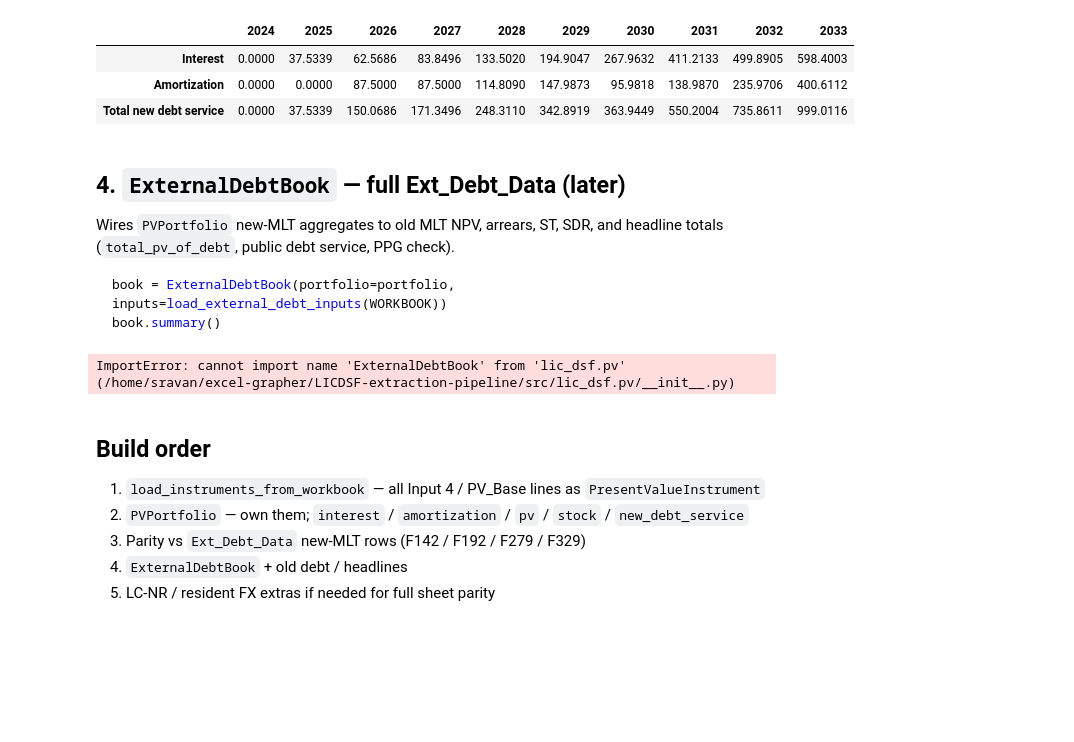
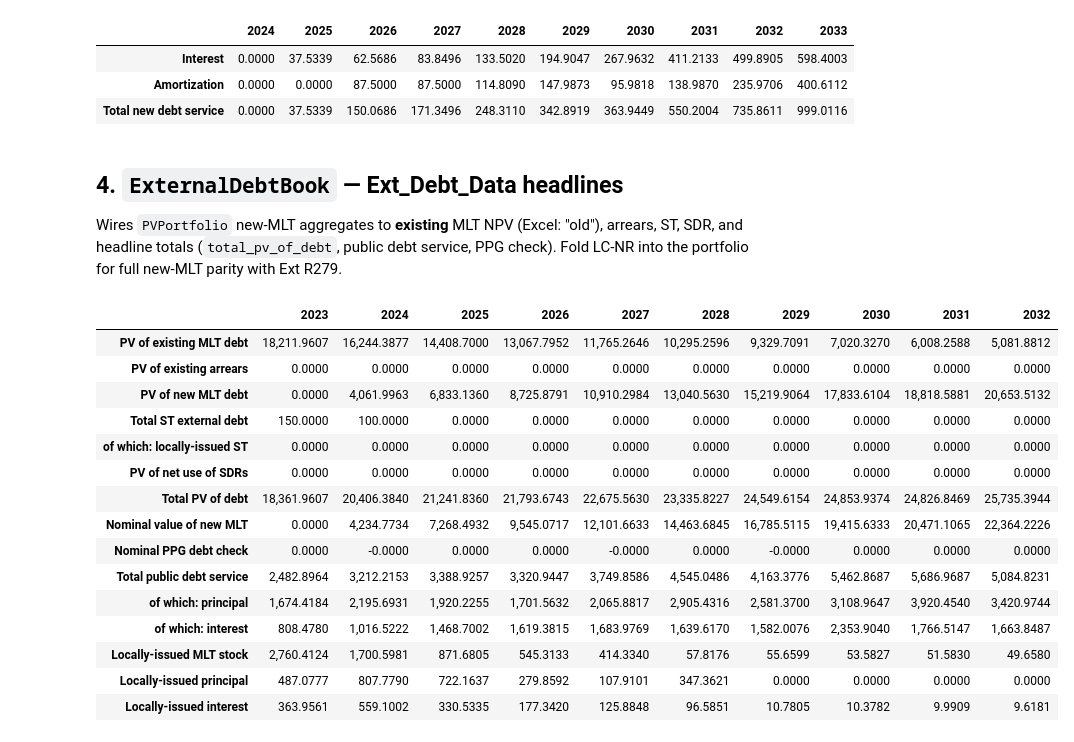
Before and after one commit to Teal-Insights/py-lic-dsf, a Jupyter notebook: demo/ext_debt.ipynb, the cells around one changed output. Drawn from its saved outputs; the diff is of its cells as text; code cells hidden in the pictures; blank space fills up the shorter version.

Commit message:
portfolio, residuals, multilateral debt, bilateral debt, local debt tests

````diff
--- a/demo/ext_debt.ipynb
+++ b/demo/ext_debt.ipynb
@@ -173,29 +168,39 @@ stock shape: (30, 61)
 | Amortization | 0.0000 | 0.0000 | 87.5000 | 87.5000 | 114.8090 | 147.9873 | 95.9818 | 138.9870 | 235.9706 | 400.6112 |
 | Total new debt service | 0.0000 | 37.5339 | 150.0686 | 171.3496 | 248.3110 | 342.8919 | 363.9449 | 550.2004 | 735.8611 | 999.0116 |
 # %% [markdown]
-## 4. `ExternalDebtBook` — full Ext_Debt_Data (later)
+## 4. `ExternalDebtBook` — Ext_Debt_Data headlines
 
-Wires `PVPortfolio` new-MLT aggregates to old MLT NPV, arrears, ST, SDR, and headline totals (`total_pv_of_debt`, public debt service, PPG check).
-
-```python
-book = ExternalDebtBook(portfolio=portfolio, inputs=load_external_debt_inputs(WORKBOOK))
-book.summary()
-```
+Wires `PVPortfolio` new-MLT aggregates to **existing** MLT NPV (Excel: "old"),
+arrears, ST, SDR, and headline totals (`total_pv_of_debt`, public debt service,
+PPG check). Fold LC-NR into the portfolio for full new-MLT parity with Ext R279.
 # %%
-from lic_dsf.pv import ExternalDebtBook, load_external_debt_inputs
+from lic_dsf.pv import (
+    ExternalDebtBook,
+    load_external_debt_inputs,
+    load_lc_nr_instruments_from_workbook,
+)
 
+lc_nr = load_lc_nr_instruments_from_workbook(WORKBOOK)
+book_portfolio = PVPortfolio(tuple(instruments) + tuple(lc_nr))
 book = ExternalDebtBook(
-    portfolio=portfolio,
+    portfolio=book_portfolio,
     inputs=load_external_debt_inputs(WORKBOOK),
 )
 book.summary().iloc[:, :10]
 # %% [output]
-ImportError: cannot import name 'ExternalDebtBook' from 'lic_dsf.pv' (/home/sravan/excel-grapher/LICDSF-extraction-pipeline/src/lic_dsf.pv/__init__.py)
+|  | 2023 | 2024 | 2025 | 2026 | 2027 | 2028 | 2029 | 2030 | 2031 | 2032 |
+| PV of existing MLT debt | 18,211.9607 | 16,244.3877 | 14,408.7000 | 13,067.7952 | 11,765.2646 | 10,295.2596 | 9,329.7091 | 7,020.3270 | 6,008.2588 | 5,081.8812 |
+| PV of existing arrears | 0.0000 | 0.0000 | 0.0000 | 0.0000 | 0.0000 | 0.0000 | 0.0000 | 0.0000 | 0.0000 | 0.0000 |
+| PV of new MLT debt | 0.0000 | 4,061.9963 | 6,833.1360 | 8,725.8791 | 10,910.2984 | 13,040.5630 | 15,219.9064 | 17,833.6104 | 18,818.5881 | 20,653.5132 |
+| Total ST external debt | 150.0000 | 100.0000 | 0.0000 | 0.0000 | 0.0000 | 0.0000 | 0.0000 | 0.0000 | 0.0000 | 0.0000 |
+| of which: locally-issued ST | 0.0000 | 0.0000 | 0.0000 | 0.0000 | 0.0000 | 0.0000 | 0.0000 | 0.0000 | 0.0000 | 0.0000 |
+| PV of net use of SDRs | 0.0000 | 0.0000 | 0.0000 | 0.0000 | 0.0000 | 0.0000 | 0.0000 | 0.0000 | 0.0000 | 0.0000 |
+| Total PV of debt | 18,361.9607 | 20,406.3840 | 21,241.8360 | 21,793.6743 | 22,675.5630 | 23,335.8227 | 24,549.6154 | 24,853.9374 | 24,826.8469 | 25,735.3944 |
+| Nominal value of new MLT | 0.0000 | 4,234.7734 | 7,268.4932 | 9,545.0717 | 12,101.6633 | 14,463.6845 | 16,785.5115 | 19,415.6333 | 20,471.1065 | 22,364.2226 |
+| Nominal PPG debt check | 0.0000 | -0.0000 | 0.0000 | 0.0000 | -0.0000 | 0.0000 | -0.0000 | 0.0000 | 0.0000 | 0.0000 |
+| Total public debt service | 2,482.8964 | 3,212.2153 | 3,388.9257 | 3,320.9447 | 3,749.8586 | 4,545.0486 | 4,163.3776 | 5,462.8687 | 5,686.9687 | 5,084.8231 |
+| of which: principal | 1,674.4184 | 2,195.6931 | 1,920.2255 | 1,701.5632 | 2,065.8817 | 2,905.4316 | 2,581.3700 | 3,108.9647 | 3,920.4540 | 3,420.9744 |
+| of which: interest | 808.4780 | 1,016.5222 | 1,468.7002 | 1,619.3815 | 1,683.9769 | 1,639.6170 | 1,582.0076 | 2,353.9040 | 1,766.5147 | 1,663.8487 |
+| Locally-issued MLT stock | 2,760.4124 | 1,700.5981 | 871.6805 | 545.3133 | 414.3340 | 57.8176 | 55.6599 | 53.5827 | 51.5830 | 49.6580 |
+| Locally-issued principal | 487.0777 | 807.7790 | 722.1637 | 279.8592 | 107.9101 | 347.3621 | 0.0000 | 0.0000 | 0.0000 | 0.0000 |
+| Locally-issued interest | 363.9561 | 559.1002 | 330.5335 | 177.3420 | 125.8848 | 96.5851 | 10.7805 | 10.3782 | 9.9909 | 9.6181 |
-# %% [markdown]
-## Build order
-
-1. `load_instruments_from_workbook` — all Input 4 / PV_Base lines as `PresentValueInstrument`
-2. `PVPortfolio` — own them; `interest` / `amortization` / `pv` / `stock` / `new_debt_service`
-3. Parity vs `Ext_Debt_Data` new-MLT rows (F142 / F192 / F279 / F329)
-4. `ExternalDebtBook` + old debt / headlines
-5. LC-NR / resident FX extras if needed for full sheet parity
````
Also changed, not shown: parts of 7 cells of this notebook, 12 other files.
